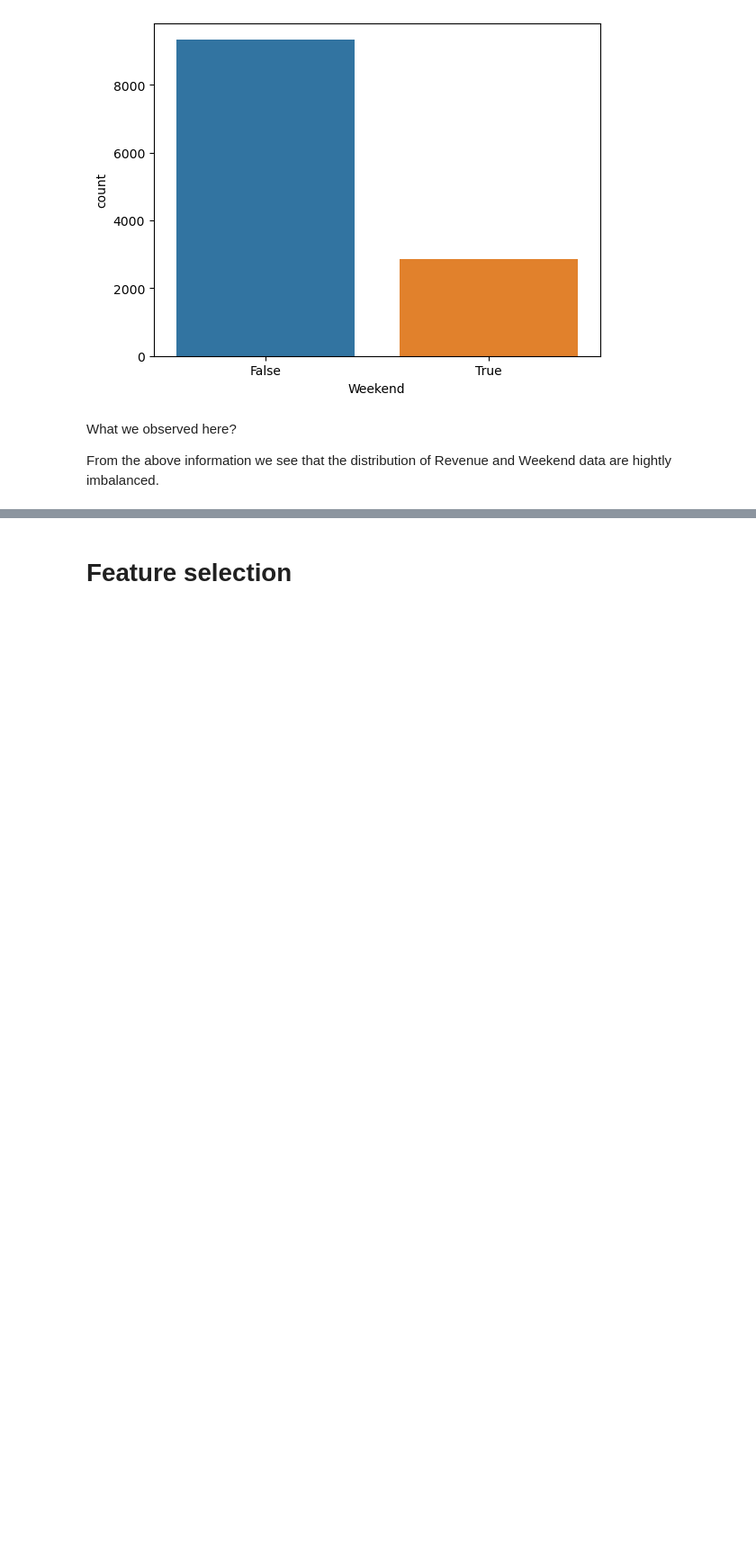
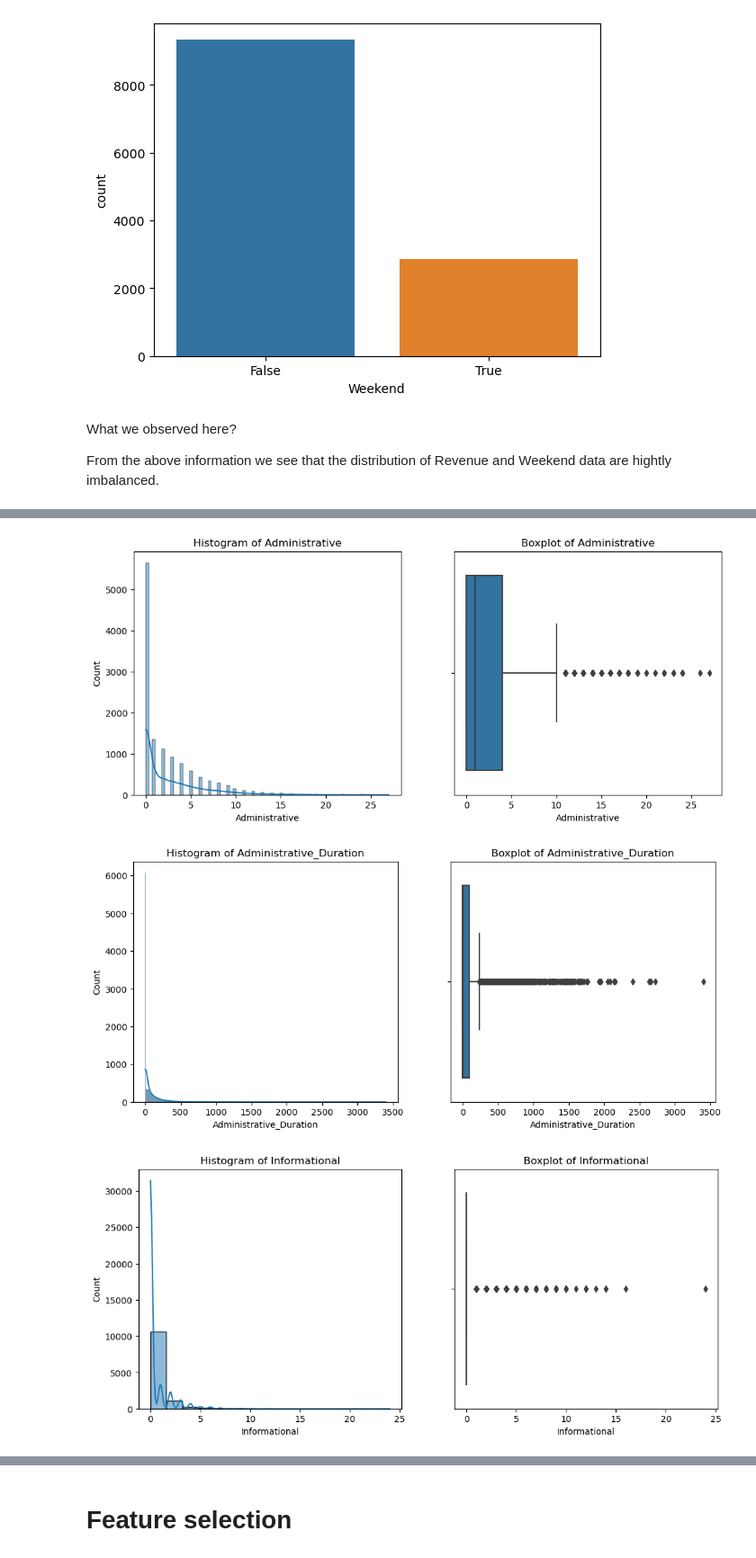
Before and after one commit to imashwin21/Online-Shoppers-Intention---Phase-1-Ashwin-P-Ashok-, a Jupyter notebook: Online Shoppers Intention.ipynb, the cells around one changed output, grey strips where cells are left out. Shown at 90% size. Drawn from its saved outputs; the diff is of its cells as text; code cells hidden in the pictures; blank space fills up the shorter version.

```diff
--- a/Online Shoppers Intention.ipynb
+++ b/Online Shoppers Intention.ipynb
@@ -194,0 +206,5 @@ From the above information we see that the distribution of Revenue and Weekend d
+# %%
+#Extracting the numeric data from df
+
+numeric_data = data.select_dtypes('number')
+numeric_data
@@ -194,0 +243,3 @@ From the above information we see that the distribution of Revenue and Weekend d
+# %%
+numeric_columns=list(numeric_data)
+numeric_columns
@@ -194,0 +261,19 @@ From the above information we see that the distribution of Revenue and Weekend d
+# %%
+for column in numeric_columns:
+    plt.figure(figsize=(12, 5))
+
+    # Histogram
+    plt.subplot(1, 2, 1)
+    sns.histplot(data[column], kde=True)
+    plt.title(f'Histogram of {column}')
+
+    # Boxplot
+    plt.subplot(1, 2, 2)
+    sns.boxplot(x=data[column])
+    plt.title(f'Boxplot of {column}')
+
+    plt.show()
+# %% [output]
+[figure, added]
+[figure, added]
+[figure, added]
```
Also changed, not shown: parts of 28 cells of this notebook.
